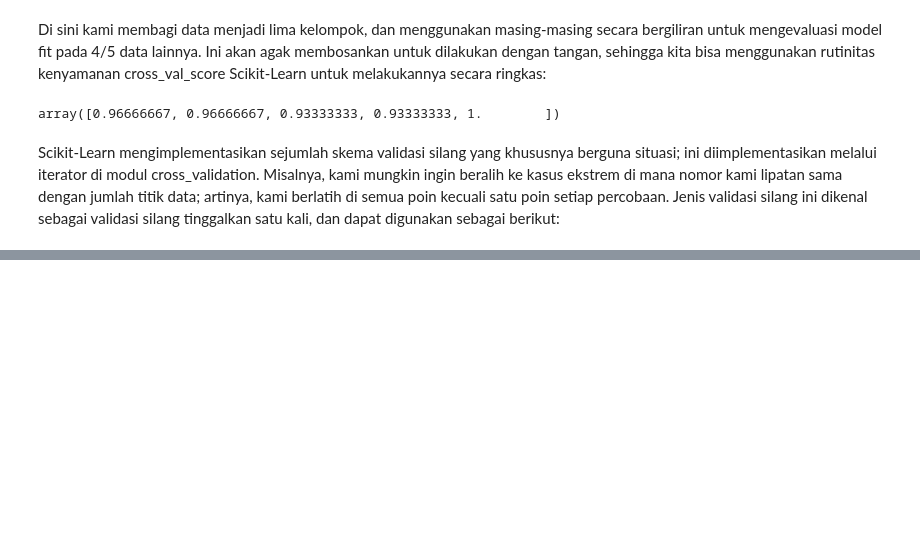
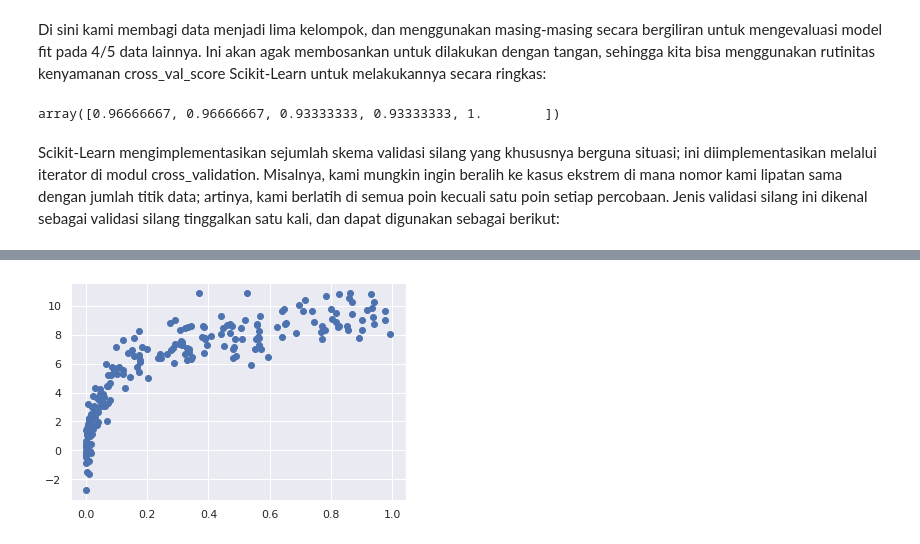
Before and after one commit to veliaaf/big-data, a Jupyter notebook: latihan03_scikit-learning.ipynb, the cells around one changed output, grey strips where cells are left out. Drawn from its saved outputs; the diff is of its cells as text; code cells hidden in the pictures; blank space fills up the shorter version.

```diff
--- a/latihan03_scikit-learning.ipynb
+++ b/latihan03_scikit-learning.ipynb
@@ -425,0 +528,5 @@ TypeError: ignored
+# %%
+X2, y2 = make_data(200)
+plt.scatter(X2.ravel(), y2);
+# %% [output]
+[figure, added]
```
Also changed, not shown: parts of 26 cells of this notebook.
